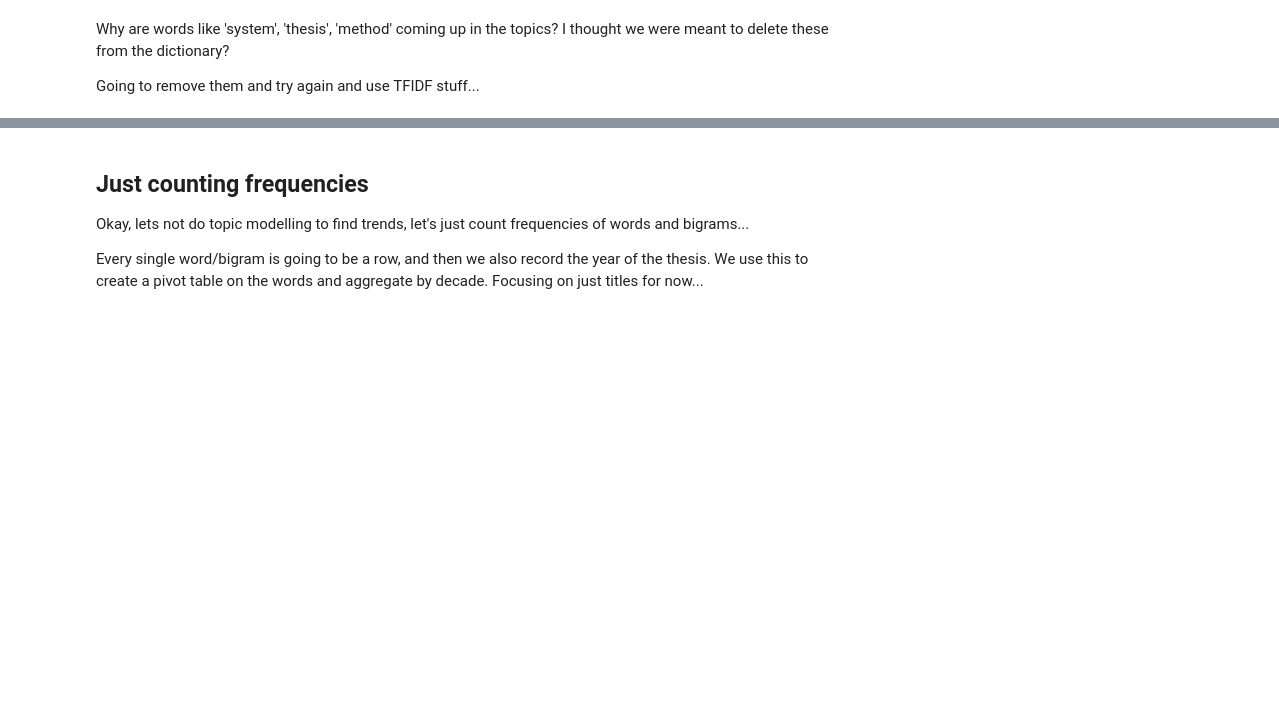
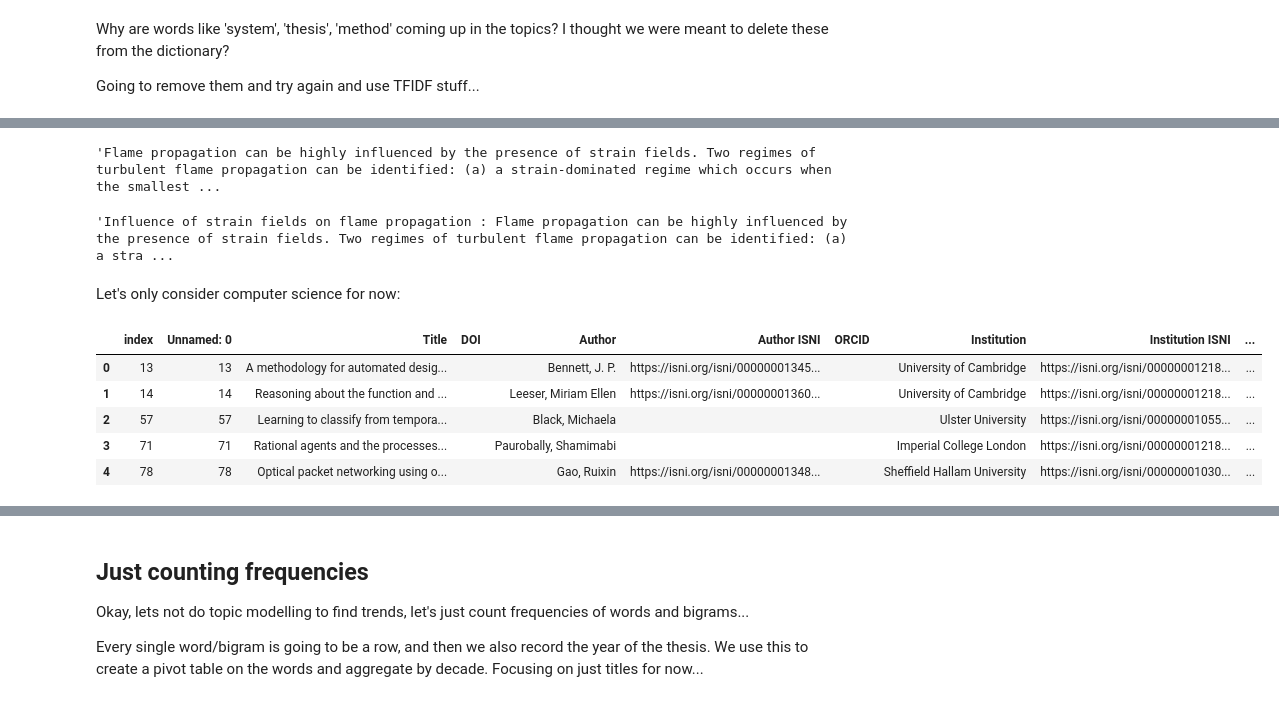
Before and after one commit to rchan26/ethos_TDS, a Jupyter notebook: notebooks/topic_modelling.ipynb, the cells around one changed output, grey strips where cells are left out. Saved outputs shown, nothing was run; the diff lists cells and outputs as text; code cells hidden in the pictures; blank space fills up the shorter version.

```diff
--- a/notebooks/topic_modelling.ipynb
+++ b/notebooks/topic_modelling.ipynb
@@ -193,0 +198,2 @@ Going to remove them and try again and use TFIDF stuff...
+# %%
+df["Text"] = df["Title"] + ' : ' + df["Abstract"]
@@ -193,0 +204,12 @@ Going to remove them and try again and use TFIDF stuff...
+# %%
+df["Abstract"].iloc[2]
+# %% [output]
+'Flame propagation can be highly influenced by the presence of strain fields. Two regimes of turbulent flame propagation can be identified: (a) a strain-dominated regime which occurs when the smallest ...
+# %%
+df["Text"].iloc[2]
+# %% [output]
+'Influence of strain fields on flame propagation : Flame propagation can be highly influenced by the presence of strain fields. Two regimes of turbulent flame propagation can be identified: (a) a stra ...
+# %% [markdown]
+Let's only consider computer science for now:
+# %%
+cs_df = df[df["Subject Discipline"]=='Computer Science'].reset_index()
@@ -193,0 +218,9 @@ Going to remove them and try again and use TFIDF stuff...
+# %%
+cs_df.head()
+# %% [output]
+|  | index | Unnamed: 0 | Title | DOI | Author | Author ISNI | ORCID | Institution | Institution ISNI | ... |
+| 0 | 13 | 13 | A methodology for automated desig... |  | Bennett, J. P. | https://isni.org/isni/00000001345... |  | University of Cambridge | https://isni.org/isni/00000001218... | ... |
+| 1 | 14 | 14 | Reasoning about the function and ... |  | Leeser, Miriam Ellen | https://isni.org/isni/00000001360... |  | University of Cambridge | https://isni.org/isni/00000001218... | ... |
+| 2 | 57 | 57 | Learning to classify from tempora... |  | Black, Michaela |  |  | Ulster University | https://isni.org/isni/00000001055... | ... |
+| 3 | 71 | 71 | Rational agents and the processes... |  | Paurobally, Shamimabi |  |  | Imperial College London | https://isni.org/isni/00000001218... | ... |
+| 4 | 78 | 78 | Optical packet networking using o... |  | Gao, Ruixin | https://isni.org/isni/00000001348... |  | Sheffield Hallam University | https://isni.org/isni/00000001030... | ... |
```
Also changed, not shown: parts of 25 cells of this notebook, 3 other files.
